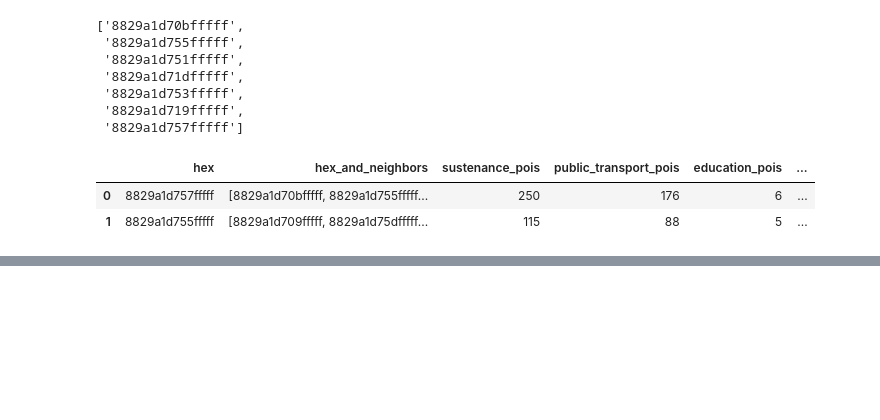
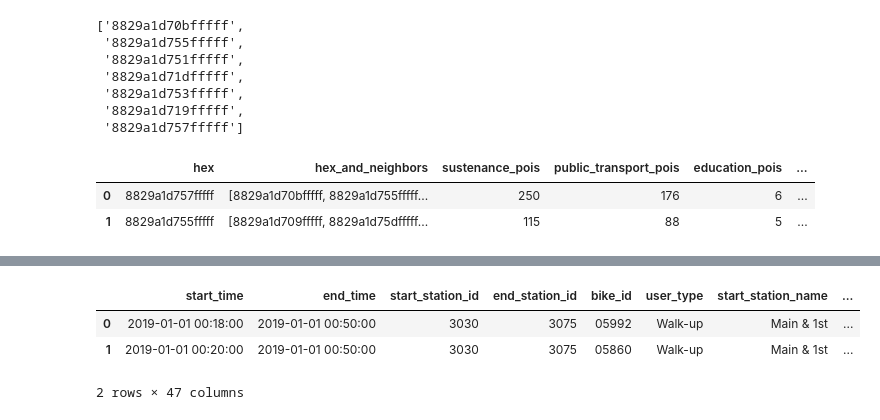
Before and after one commit to katekuian/aa_2021_magma, a Jupyter notebook: 01_data_collection_and_preparation/04_pois.ipynb, the cells around one changed output, grey strips where cells are left out. Cells and saved outputs as stored; diff of their text form; code cells hidden in the pictures; blank space fills up the shorter version.

```diff
--- a/01_data_collection_and_preparation/04_pois.ipynb
+++ b/01_data_collection_and_preparation/04_pois.ipynb
@@ -222 +240,17 @@ hexagons_df.head(2)
+# %%
+trips_df = pd.merge(trips_df, hexagons_df, left_on="end_hex", right_on="hex")
+trips_df = trips_df.drop(columns={"hex", "hex_and_neighbors"})
+trips_df = trips_df.rename(columns={
+    "sustenance_poi" : "sustenance_poi_end",
+    "public_transport_poi" : "public_transport_poi_end",
+    "education_poi" : "education_poi_end",
+    "arts_and_culture_poi" : "arts_and_culture_poi_end",
+    "sports_poi" : "sports_poi_end",
+})
+trips_df.head(2)
+# %% [output]
+|  | start_time | end_time | start_station_id | end_station_id | bike_id | user_type | start_station_name | ... |
+| 0 | 2019-01-01 00:18:00 | 2019-01-01 00:50:00 | 3030 | 3075 | 05992 | Walk-up | Main & 1st | ... |
+| 1 | 2019-01-01 00:20:00 | 2019-01-01 00:50:00 | 3030 | 3075 | 05860 | Walk-up | Main & 1st | ... |
+2 rows × 47 columns
 # %%
```
Also changed, not shown: parts of 24 cells of this notebook.
